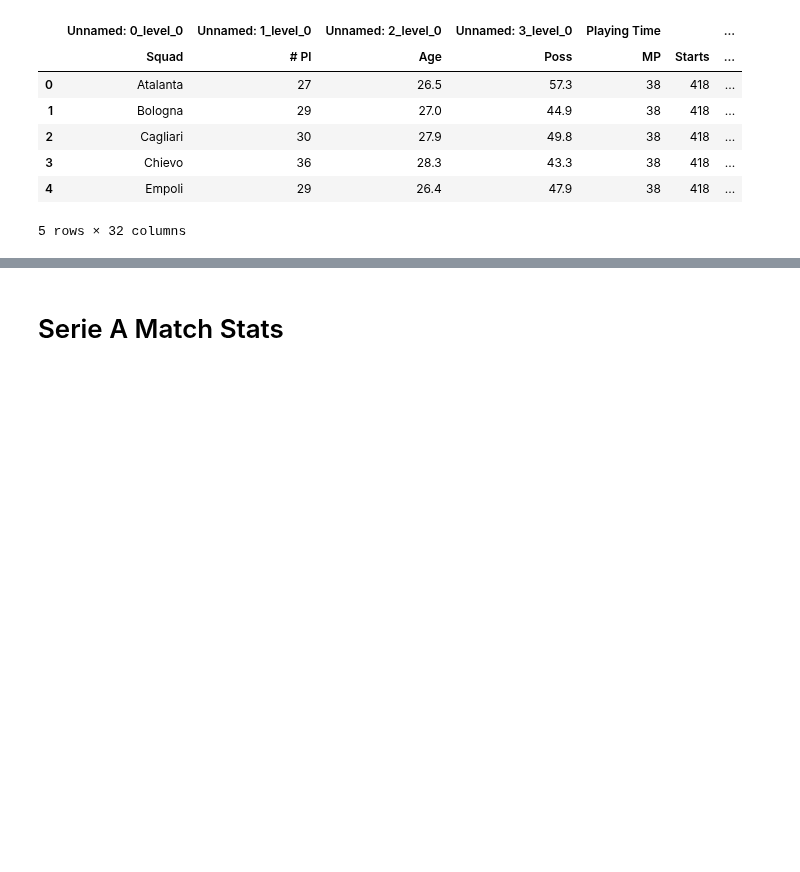
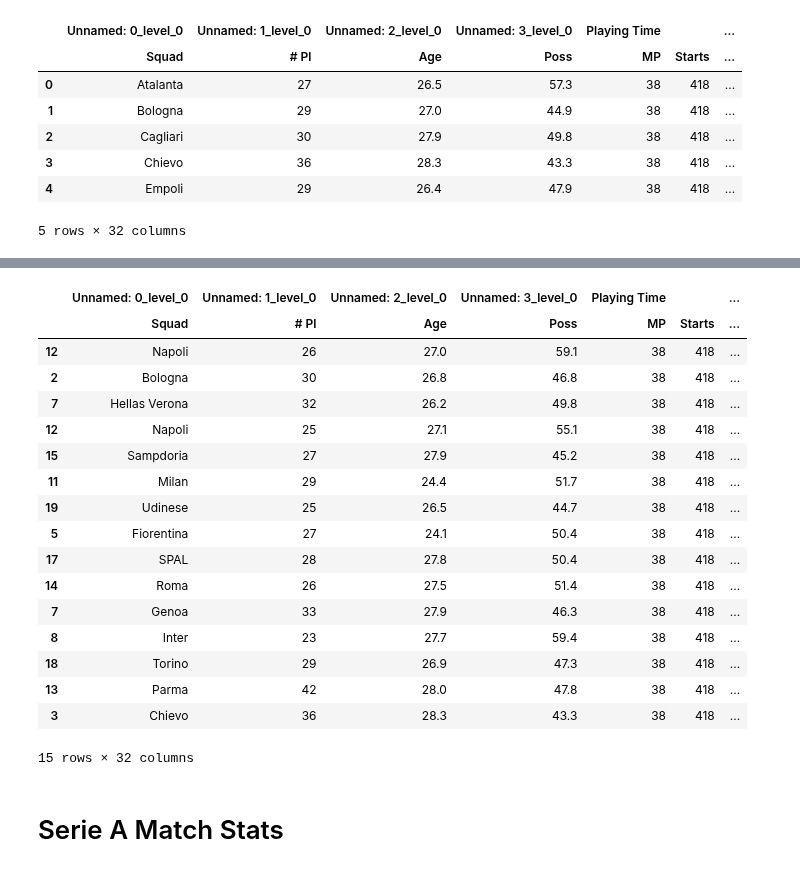
Before and after one commit to GurpreetChugh/Project-Football, a Jupyter notebook: Serie_A.ipynb, the cells around one changed output, grey strips where cells are left out. Saved outputs shown, nothing was run; the diff lists cells and outputs as text; code cells hidden in the pictures; blank space fills up the shorter version.

```diff
--- a/Serie_A.ipynb
+++ b/Serie_A.ipynb
@@ -94,3 +172,28 @@ serie_a_team_age_2121_df.head()
+# %%
+# Combined 5 years of team age into 1 table
+combined_serie_a_age_df = pd.concat([serie_a_team_age_1718_df, serie_a_team_age_1819_df,
+                                    serie_a_team_age_1920_df, serie_a_team_age_2021_df,
+                                    serie_a_team_age_2021_df], axis=0)
+combined_serie_a_age_df.sample(15)
+# %% [output]
+|  | Unnamed: 0_level_0 | Unnamed: 1_level_0 | Unnamed: 2_level_0 | Unnamed: 3_level_0 | Playing Time |  | ... |
+|  | Squad | # Pl | Age | Poss | MP | Starts | ... |
+| 12 | Napoli | 26 | 27.0 | 59.1 | 38 | 418 | ... |
+| 2 | Bologna | 30 | 26.8 | 46.8 | 38 | 418 | ... |
+| 7 | Hellas Verona | 32 | 26.2 | 49.8 | 38 | 418 | ... |
+| 12 | Napoli | 25 | 27.1 | 55.1 | 38 | 418 | ... |
+| 15 | Sampdoria | 27 | 27.9 | 45.2 | 38 | 418 | ... |
+| 11 | Milan | 29 | 24.4 | 51.7 | 38 | 418 | ... |
+| 19 | Udinese | 25 | 26.5 | 44.7 | 38 | 418 | ... |
+| 5 | Fiorentina | 27 | 24.1 | 50.4 | 38 | 418 | ... |
+| 17 | SPAL | 28 | 27.8 | 50.4 | 38 | 418 | ... |
+| 14 | Roma | 26 | 27.5 | 51.4 | 38 | 418 | ... |
+| 7 | Genoa | 33 | 27.9 | 46.3 | 38 | 418 | ... |
+| 8 | Inter | 23 | 27.7 | 59.4 | 38 | 418 | ... |
+| 18 | Torino | 29 | 26.9 | 47.3 | 38 | 418 | ... |
+| 13 | Parma | 42 | 28.0 | 47.8 | 38 | 418 | ... |
+| 3 | Chievo | 36 | 28.3 | 43.3 | 38 | 418 | ... |
+15 rows × 32 columns
 # %% [markdown]
 # Serie A Match Stats
 # %%
```
Also changed, not shown: parts of 19 cells of this notebook.
